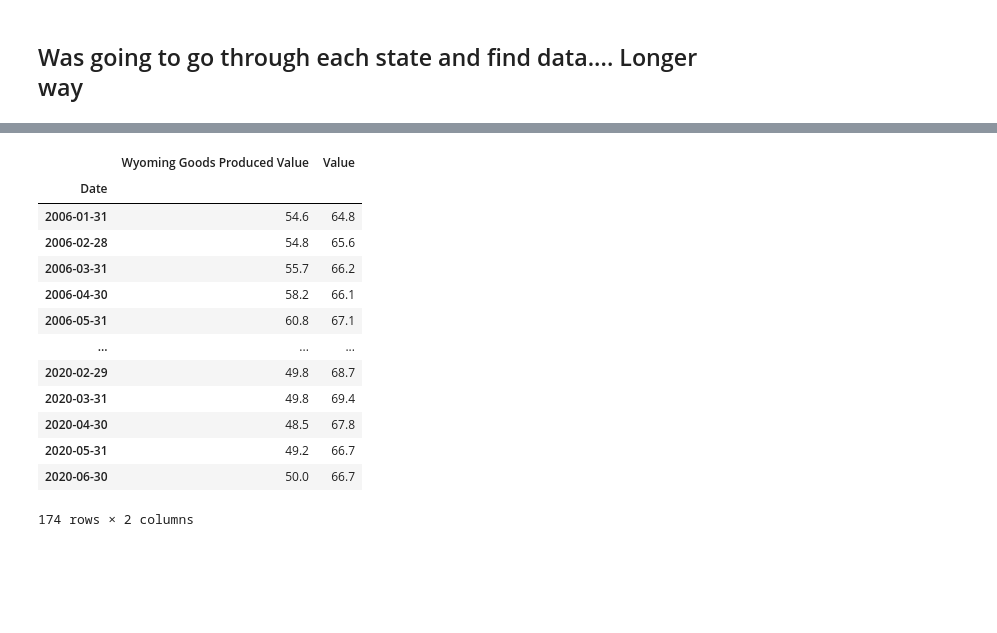
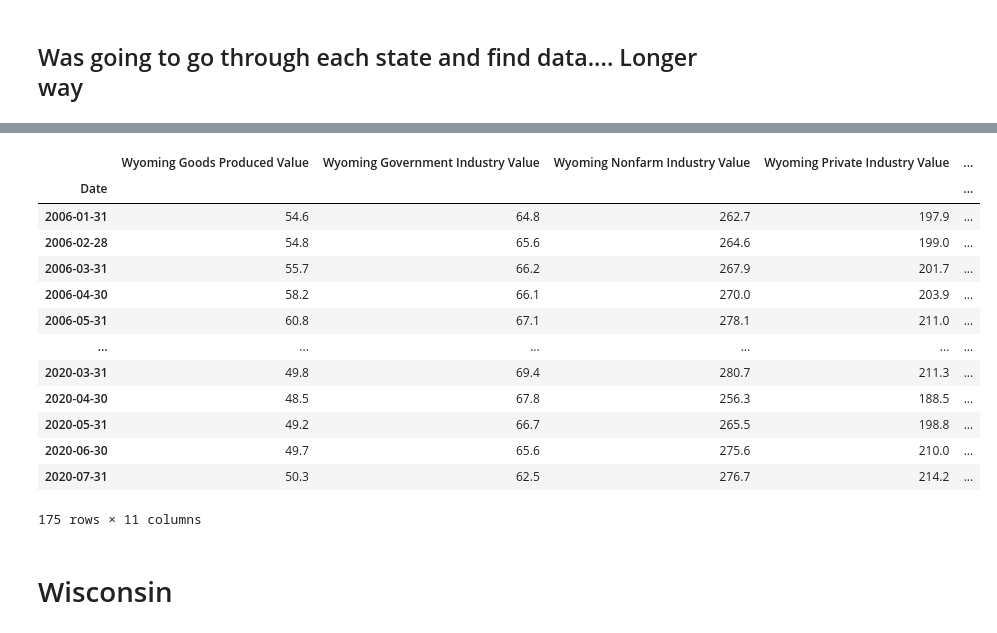
Before and after one commit to BloomTech-Labs/Labs26-Citrics-DS-TeamC, a Jupyter notebook: Quandl_Job.ipynb, the cells around one changed output, grey strips where cells are left out. Drawn from its saved outputs; the diff is of its cells as text; code cells hidden in the pictures; blank space fills up the shorter version.

```diff
--- a/Quandl_Job.ipynb
+++ b/Quandl_Job.ipynb
@@ -822,19 +575,32 @@ wyoming_goods.columns=['Wyoming Goods Produced Value']
 # %%
 wyoming = pd.merge(wyoming_goods, wyoming_gov, on='Date')
-wyoming
-# %% [output]
-|  | Wyoming Goods Produced Value | Value |
-| Date |  |  |
-| 2006-01-31 | 54.6 | 64.8 |
-| 2006-02-28 | 54.8 | 65.6 |
-| 2006-03-31 | 55.7 | 66.2 |
-| 2006-04-30 | 58.2 | 66.1 |
-| 2006-05-31 | 60.8 | 67.1 |
-| ... | ... | ... |
-| 2020-02-29 | 49.8 | 68.7 |
-| 2020-03-31 | 49.8 | 69.4 |
-| 2020-04-30 | 48.5 | 67.8 |
-| 2020-05-31 | 49.2 | 66.7 |
-| 2020-06-30 | 50.0 | 66.7 |
-174 rows × 2 columns
+# %%
+wyoming1 = pd.merge(wyoming, add, on='Date')
+# %%
+wyoming2 = pd.merge(wyoming1, add1, on='Date')
+# %%
+wyoming3 = pd.merge(wyoming2, add2, on='Date')
+# %%
+wyoming4 = pd.merge(wyoming3, add3, on='Date')
+wyoming4
+# %%
+wyoming5 = pd.merge(wyoming4, wyoming_truck, on='Date')
+wyoming5
+# %% [output]
+|  | Wyoming Goods Produced Value | Wyoming Government Industry Value | Wyoming Nonfarm Industry Value | Wyoming Private Industry Value | ... |
+| Date |  |  |  |  | ... |
+| 2006-01-31 | 54.6 | 64.8 | 262.7 | 197.9 | ... |
+| 2006-02-28 | 54.8 | 65.6 | 264.6 | 199.0 | ... |
+| 2006-03-31 | 55.7 | 66.2 | 267.9 | 201.7 | ... |
+| 2006-04-30 | 58.2 | 66.1 | 270.0 | 203.9 | ... |
+| 2006-05-31 | 60.8 | 67.1 | 278.1 | 211.0 | ... |
+| ... | ... | ... | ... | ... | ... |
+| 2020-03-31 | 49.8 | 69.4 | 280.7 | 211.3 | ... |
+| 2020-04-30 | 48.5 | 67.8 | 256.3 | 188.5 | ... |
+| 2020-05-31 | 49.2 | 66.7 | 265.5 | 198.8 | ... |
+| 2020-06-30 | 49.7 | 65.6 | 275.6 | 210.0 | ... |
+| 2020-07-31 | 50.3 | 62.5 | 276.7 | 214.2 | ... |
+175 rows × 11 columns
+# %% [markdown]
+# Wisconsin
 # %%
```
Also changed, not shown: parts of 405 cells of this notebook.
